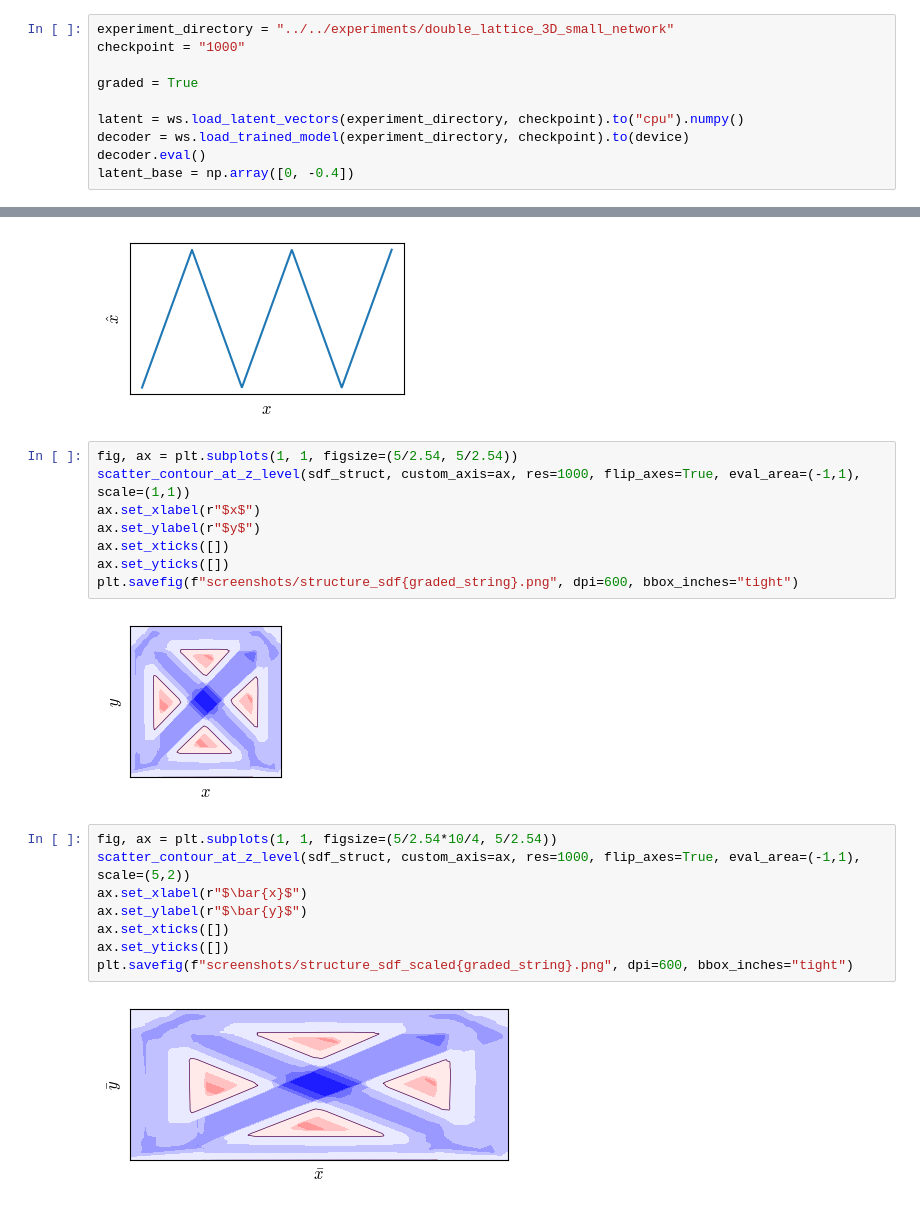
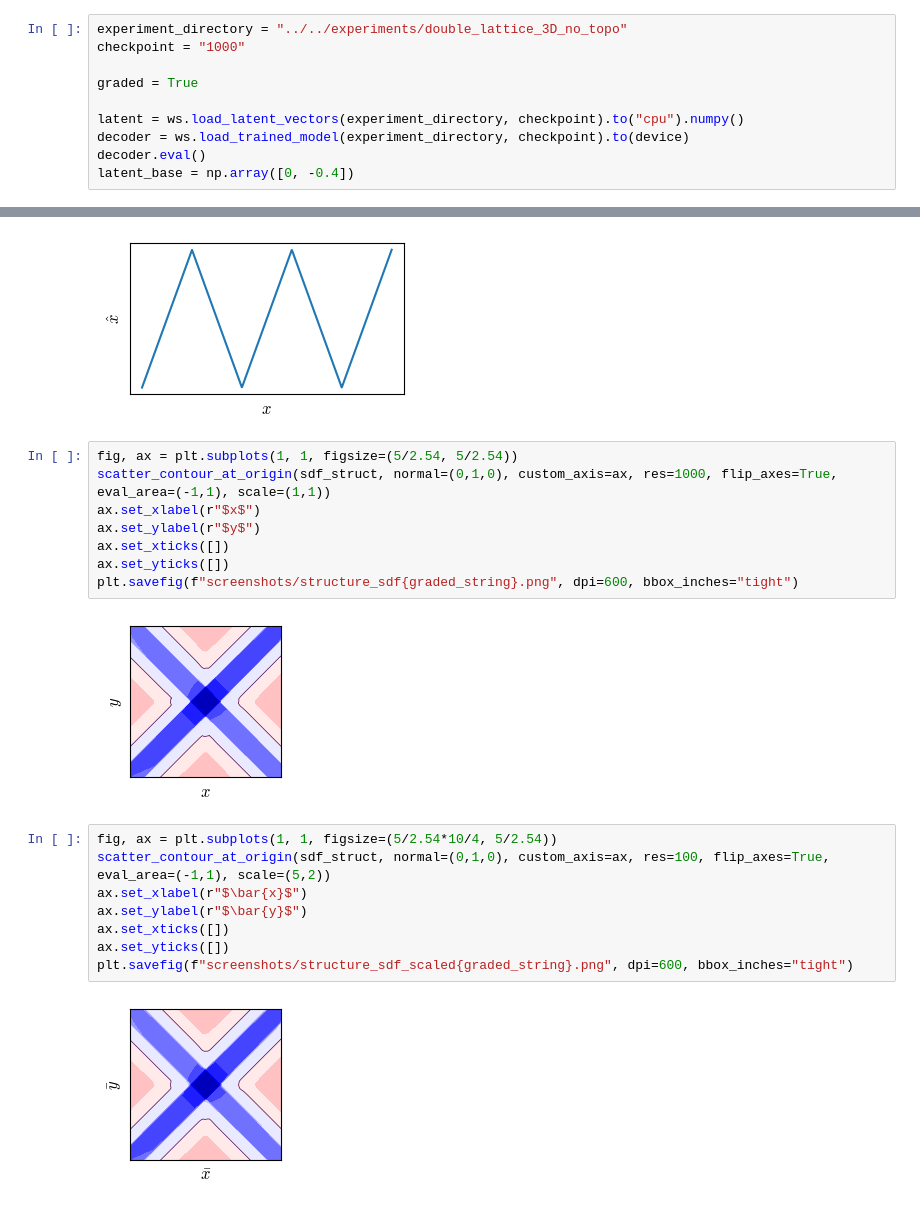
Before and after one commit to mkofler96/DeepSDF, a Jupyter notebook: evaluation_scripts/paper/02_generate_single_interpolation.ipynb, the cells around one changed output, grey strips where cells are left out. Drawn from its saved outputs; the diff is of its cells as text.

```diff
--- a/evaluation_scripts/paper/02_generate_single_interpolation.ipynb
+++ b/evaluation_scripts/paper/02_generate_single_interpolation.ipynb
@@ -21,7 +21,7 @@ plt.rcParams.update(params)
 device = torch.device("cuda" if torch.cuda.is_available() else "cpu")
 device = torch.device("cpu")
 # %%
-experiment_directory = "../../experiments/double_lattice_3D_small_network"
+experiment_directory = "../../experiments/double_lattice_3D_no_topo"
 checkpoint = "1000"
 
 graded = True
@@ -124,24 +124,24 @@ plt.savefig(f"screenshots/structure_parameter_transform{graded_string}.png", dpi
 [figure]
 # %%
 fig, ax = plt.subplots(1, 1, figsize=(5/2.54, 5/2.54))
-scatter_contour_at_z_level(sdf_struct, custom_axis=ax, res=1000, flip_axes=True, eval_area=(-1,1), scale=(1,1))
+scatter_contour_at_origin(sdf_struct, normal=(0,1,0), custom_axis=ax, res=1000, flip_axes=True, eval_area=(-1,1), scale=(1,1))
 ax.set_xlabel(r"$x$")
 ax.set_ylabel(r"$y$")
 ax.set_xticks([])
 ax.set_yticks([])
 plt.savefig(f"screenshots/structure_sdf{graded_string}.png", dpi=600, bbox_inches="tight")
 # %% [output]
-[figure, old version]
+[figure, new version]
 # %%
 fig, ax = plt.subplots(1, 1, figsize=(5/2.54*10/4, 5/2.54))
-scatter_contour_at_z_level(sdf_struct, custom_axis=ax, res=1000, flip_axes=True, eval_area=(-1,1), scale=(5,2))
+scatter_contour_at_origin(sdf_struct, normal=(0,1,0), custom_axis=ax, res=100, flip_axes=True, eval_area=(-1,1), scale=(5,2))
 ax.set_xlabel(r"$\bar{x}$")
 ax.set_ylabel(r"$\bar{y}$")
 ax.set_xticks([])
 ax.set_yticks([])
 plt.savefig(f"screenshots/structure_sdf_scaled{graded_string}.png", dpi=600, bbox_inches="tight")
 # %% [output]
-[figure, old version]
+[figure, new version]
 # %%
 
 # mesh reconstruction
```
Also changed, not shown: parts of 2 cells of this notebook, 49 other files.
